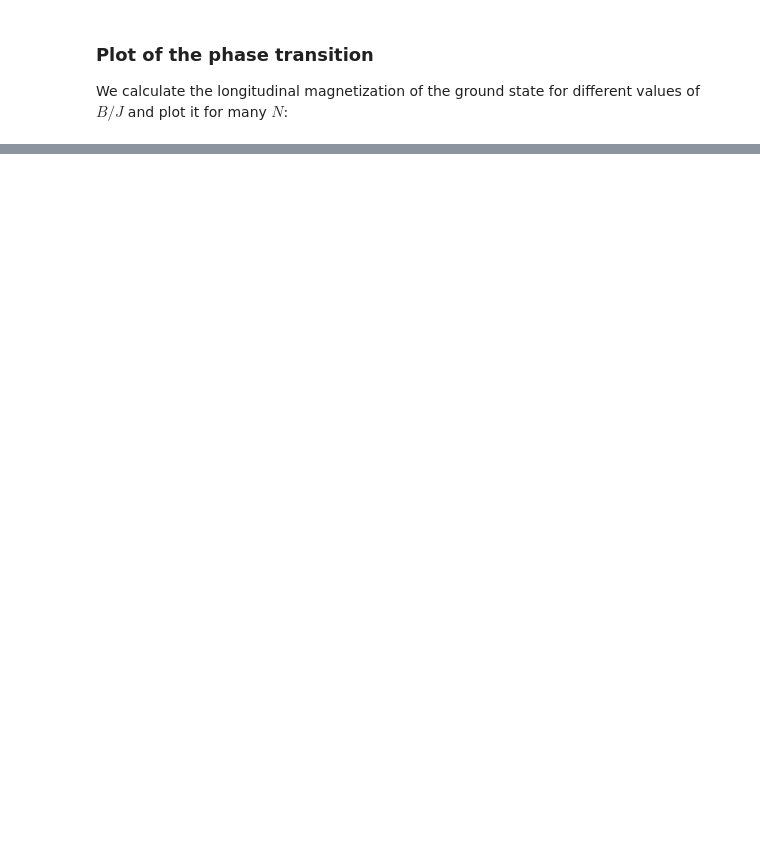
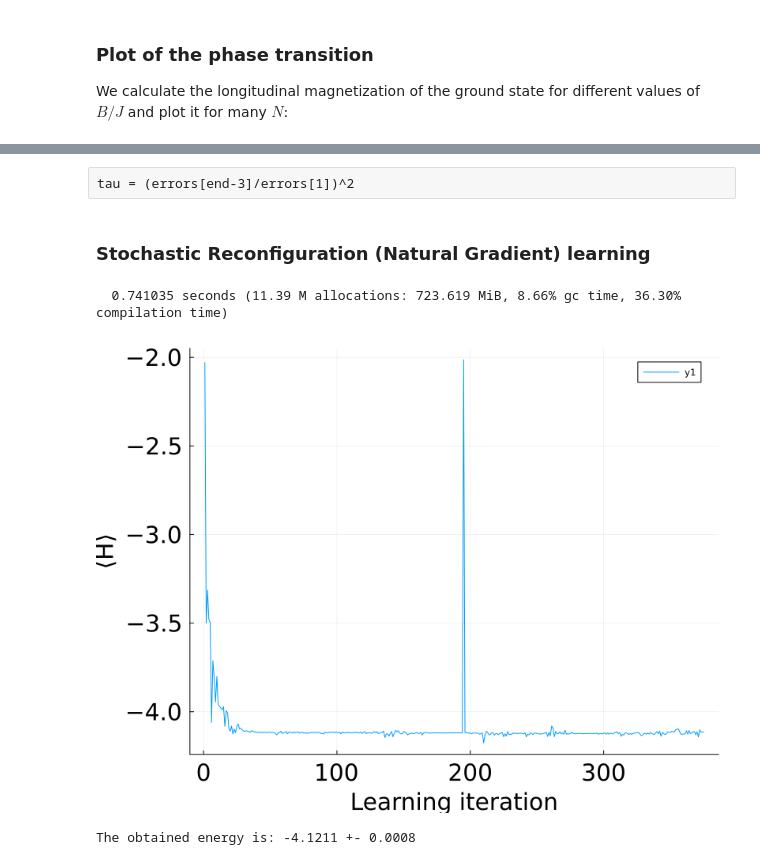
Before and after one commit to marc0797/Master-thesis, a Jupyter notebook: TFI/TFI 1D.ipynb, the cells around one changed output, grey strips where cells are left out. Saved outputs shown, nothing was run; the diff lists cells and outputs as text; code cells hidden in the pictures; blank space fills up the shorter version.

Commit message:
Added VMC implementation, need to solve issues with ground state

```diff
--- a/TFI/TFI 1D.ipynb
+++ b/TFI/TFI 1D.ipynb
@@ -140,12 +145,12 @@ magnetizationIntegral (generic function with 1 method)
 mutable struct RBM
     n_visible::Int
     n_hidden::Int
-    params::Vector{Complex64}
+    params::Vector{ComplexF64}
 
     function RBM(n_visible::Int, n_hidden::Int)
         rbm = new(n_visible, n_hidden, ComplexF64[])
-        initialise_rbm(rbm)
-        return RBM
+        initialise_RBM(rbm)
+        return rbm
     end
 end
 
@@ -179,12 +184,12 @@ function W(rbm::RBM)
 end
 
 # Additional functions that may be useful
-function p(rbm::RBM, s::Vector{ComplexF64})
+function wavefunction(rbm::RBM, s::Vector{Bool})
     # Calculate wavefunction projection onto state s
     return exp(conj(b(rbm))' * s) * prod(cosh(c(rbm) .+ W(rbm) * s)) * 2^rbm.n_hidden
 end
 
-function p_ratio(rbm::RBM, s1::Vector{ComplexF64}, s2::Vector{ComplexF64})
+function p_ratio(rbm::RBM, s1::Vector{Bool}, s2::Vector{Bool})
     # Ratio of probabilities between states s2 and s1
     f1 = cosh.(c(rbm) .+ W(rbm) * s1)
     f2 = cosh.(c(rbm) .+ W(rbm) * s2)
@@ -192,7 +197,7 @@ function p_ratio(rbm::RBM, s1::Vector{ComplexF64}, s2::Vector{ComplexF64})
     return exp(log_diff)
 end
 
-function p_ratios(rbm::RBM, s1::Vector{ComplexF64}, s2::Vector{Vector{ComplexF64}})
+function p_ratios(rbm::RBM, s1::Vector{Bool}, s2::Vector{Vector{Bool}})
     # Ratio of probabilities between list of states s2 and state s1
     return [p_ratio(rbm, s1, s) for s in s2]
-end
+end;
@@ -281,0 +356,6 @@ p
+# %%
+## Parameters of the problem
+n = 2                           # Number of spins
+J, B = 2, 1                     # Hamiltonian
+n_visible, n_hidden = n, 1      # RBM size: twice as many hidden neurons
+psi = RBM(n_visible,n_hidden);  # Randomly initialize our anstaz
@@ -281,0 +400,45 @@ p
+# %% [raw]
+tau = (errors[end-3]/errors[1])^2
+# %% [markdown]
+### Stochastic Reconfiguration (Natural Gradient) learning
+# %%
+## Learning parameters
+learning_iterations = 375
+lr = 1e-2
+n_blocks = 150
+thermalise = Int(0.1*n_blocks)
+Nb = n_blocks - thermalise
+bs = 5
+energies = []
+
+@time for it in 1:learning_iterations
+    EL, O = zeros(ComplexF64,Nb), zeros(ComplexF64,length(psi.params),Nb)
+    states = sample_block(psi, thermalise*bs)
+    state = states[end]
+    for k in 1:Nb
+        batch = sample_block(psi, bs; x0=state)
+        push!(states,batch)
+        state = batch[end]
+        EL[k] = local_energy(state,psi;J=J,B=B)
+        O[:,k] = variational_derivative(state, psi)
+    end
+    push!(energies,mean(EL))
+
+    F = covariance(conj.(O), EL')          # Gradient
+    S = covariance(conj.(O), O)            # Fisher info
+    Sinv = pinv(S,rtol=1e-5)               # (pseudo)Inversion
+    d_params = lr*Sinv * F
+    psi.params -= vec(d_params)
+end
+
+p3 = plot(real(energies),size=(800,600),grid=true)
+plot!(p3,xlab="Learning iteration",xtickfontsize=20,xguidefontsize=20)
+plot!(p3,ylab="⟨H⟩",ytickfontsize=20,yguidefontsize=20)
+# %% [output]
+  0.741035 seconds (11.39 M allocations: 723.619 MiB, 8.66% gc time, 36.30% compilation time)
+[figure, added]
+# %%
+energy = real(energies[end-100:end])
+print("The obtained energy is: $(round(mean(energy),digits=4)) +- $(round(std(energy)/10,digits=4))")
+# %% [output]
+The obtained energy is: -4.1211 +- 0.0008
```
Also changed, not shown: parts of 19 cells of this notebook.
